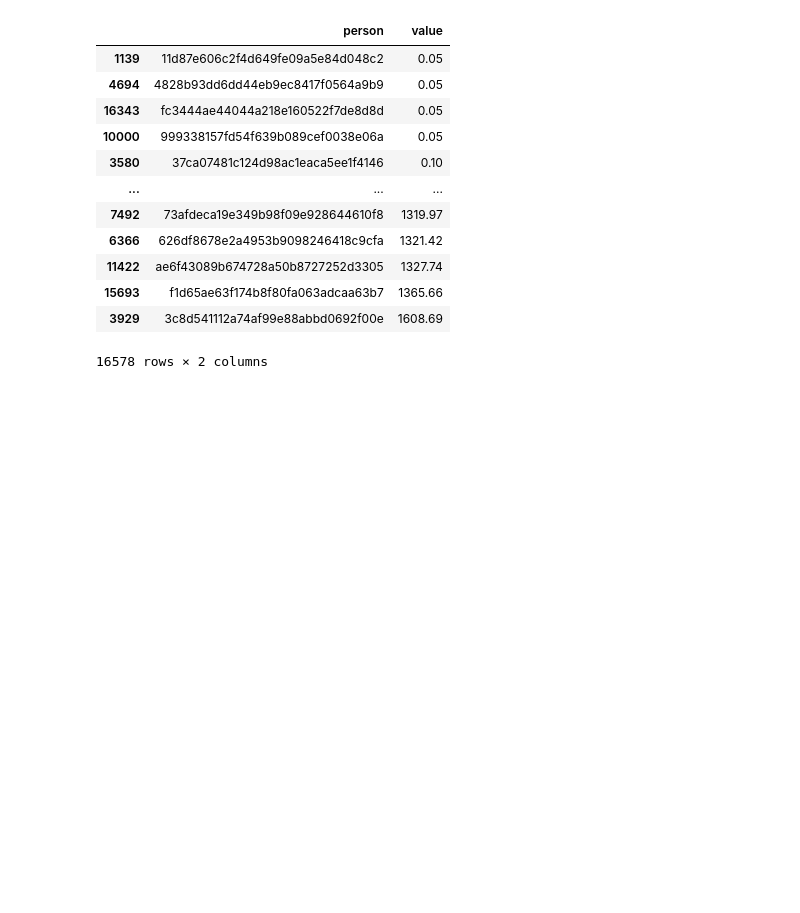
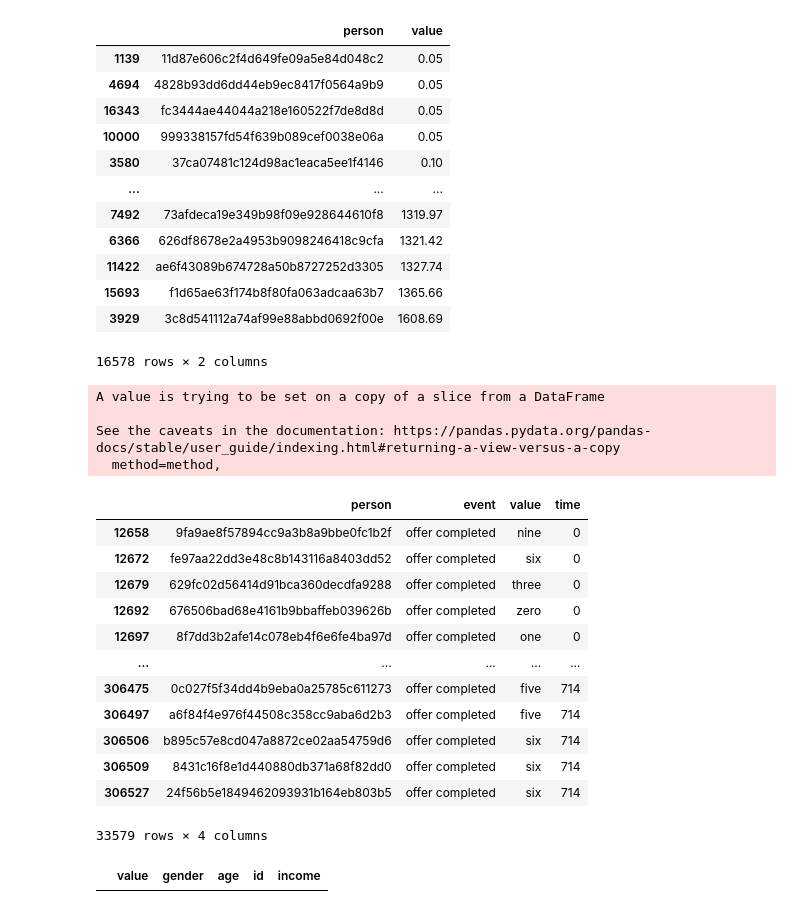
Before and after one commit to kehull/Project-3, a Jupyter notebook: init_data_exploration.ipynb, the cells around one changed output. Drawn from its saved outputs; the diff is of its cells as text; code cells hidden in the pictures; blank space fills up the shorter version.

```diff
--- a/init_data_exploration.ipynb
+++ b/init_data_exploration.ipynb
@@ -254,3 +254,50 @@ total_spent.sort_values('value')
 | 15693 | f1d65ae63f174b8f80fa063adcaa63b7 | 1365.66 |
 | 3929 | 3c8d541112a74af99e88abbd0692f00e | 1608.69 |
 16578 rows × 2 columns
+# %%
+offer_completed.replace(to_replace ="ae264e3637204a6fb9bb56bc8210ddfd",
+                 value ="zero",inplace = True)
+offer_completed.replace(to_replace ="4d5c57ea9a6940dd891ad53e9dbe8da0",
+                 value ="one",inplace = True)
+offer_completed.replace(to_replace ="3f207df678b143eea3cee63160fa8bed",
+                 value ="two",inplace = True)
+offer_completed.replace(to_replace ="9b98b8c7a33c4b65b9aebfe6a799e6d9",
+                 value ="three",inplace = True)
+offer_completed.replace(to_replace ="0b1e1539f2cc45b7b9fa7c272da2e1d7",
+                 value ="four",inplace = True)
+offer_completed.replace(to_replace ="2298d6c36e964ae4a3e7e9706d1fb8c2",
+                 value ="five",inplace = True)
+offer_completed.replace(to_replace ="fafdcd668e3743c1bb461111dcafc2a4",
+                 value ="six",inplace = True)
+offer_completed.replace(to_replace ="5a8bc65990b245e5a138643cd4eb9837",
+                 value ="seven",inplace = True)
+offer_completed.replace(to_replace ="f19421c1d4aa40978ebb69ca19b0e20d",
+                 value ="eight",inplace = True)
+offer_completed.replace(to_replace ="2906b810c7d4411798c6938adc9daaa5",
+                 value ="nine",inplace = True)
+offer_completed
+# %% [output]
+A value is trying to be set on a copy of a slice from a DataFrame
+
+See the caveats in the documentation: https://pandas.pydata.org/pandas-docs/stable/user_guide/indexing.html#returning-a-view-versus-a-copy
+  method=method,
+|  | person | event | value | time |
+| 12658 | 9fa9ae8f57894cc9a3b8a9bbe0fc1b2f | offer completed | nine | 0 |
+| 12672 | fe97aa22dd3e48c8b143116a8403dd52 | offer completed | six | 0 |
+| 12679 | 629fc02d56414d91bca360decdfa9288 | offer completed | three | 0 |
+| 12692 | 676506bad68e4161b9bbaffeb039626b | offer completed | zero | 0 |
+| 12697 | 8f7dd3b2afe14c078eb4f6e6fe4ba97d | offer completed | one | 0 |
+| ... | ... | ... | ... | ... |
+| 306475 | 0c027f5f34dd4b9eba0a25785c611273 | offer completed | five | 714 |
+| 306497 | a6f84f4e976f44508c358cc9aba6d2b3 | offer completed | five | 714 |
+| 306506 | b895c57e8cd047a8872ce02aa54759d6 | offer completed | six | 714 |
+| 306509 | 8431c16f8e1d440880db371a68f82dd0 | offer completed | six | 714 |
+| 306527 | 24f56b5e1849462093931b164eb803b5 | offer completed | six | 714 |
+33579 rows × 4 columns
+# %%
+combined = pd.merge(offer_completed, profile, left_on='person', right_on='id', how='left')
+combined.drop(columns =['person', 'event','time','became_member_on'],inplace=True)
+combined.dropna(inplace=True)
+combined.loc[combined['value']=='two']
+# %% [output]
+|  | value | gender | age | id | income |
```
Also changed, not shown: parts of 1 cell of this notebook, 1 other file.
